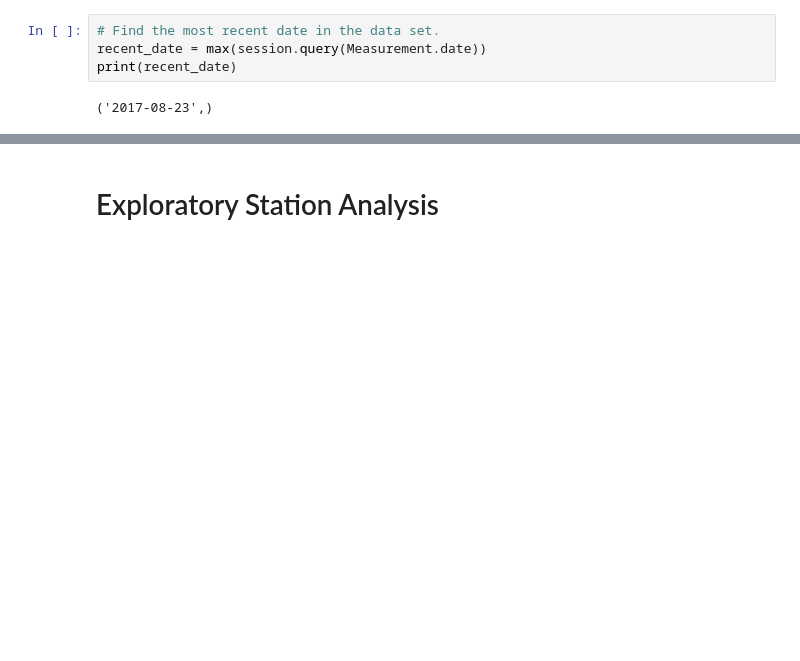
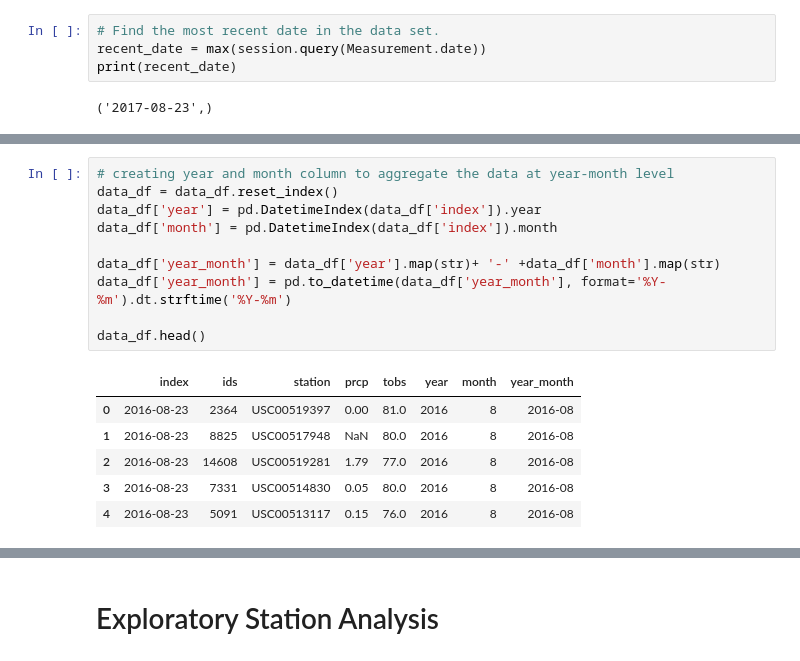
Before and after one commit to ronaldbmz/sqlalchemy-challenge, a Jupyter notebook: climate_starter.ipynb, the cells around one changed output, grey strips where cells are left out. Drawn from its saved outputs; the diff is of its cells as text; blank space fills up the shorter version.

```diff
--- a/climate_starter.ipynb
+++ b/climate_starter.ipynb
@@ -119,0 +148,17 @@ data_df.head(10)
+# %%
+# creating year and month column to aggregate the data at year-month level
+data_df = data_df.reset_index()
+data_df['year'] = pd.DatetimeIndex(data_df['index']).year
+data_df['month'] = pd.DatetimeIndex(data_df['index']).month
+
+data_df['year_month'] = data_df['year'].map(str)+ '-' +data_df['month'].map(str)
+data_df['year_month'] = pd.to_datetime(data_df['year_month'], format='%Y-%m').dt.strftime('%Y-%m')
+
+data_df.head()
+# %% [output]
+|  | index | ids | station | prcp | tobs | year | month | year_month |
+| 0 | 2016-08-23 | 2364 | USC00519397 | 0.00 | 81.0 | 2016 | 8 | 2016-08 |
+| 1 | 2016-08-23 | 8825 | USC00517948 | NaN | 80.0 | 2016 | 8 | 2016-08 |
+| 2 | 2016-08-23 | 14608 | USC00519281 | 1.79 | 77.0 | 2016 | 8 | 2016-08 |
+| 3 | 2016-08-23 | 7331 | USC00514830 | 0.05 | 80.0 | 2016 | 8 | 2016-08 |
+| 4 | 2016-08-23 | 5091 | USC00513117 | 0.15 | 76.0 | 2016 | 8 | 2016-08 |
```
Also changed, not shown: parts of 7 cells of this notebook.
